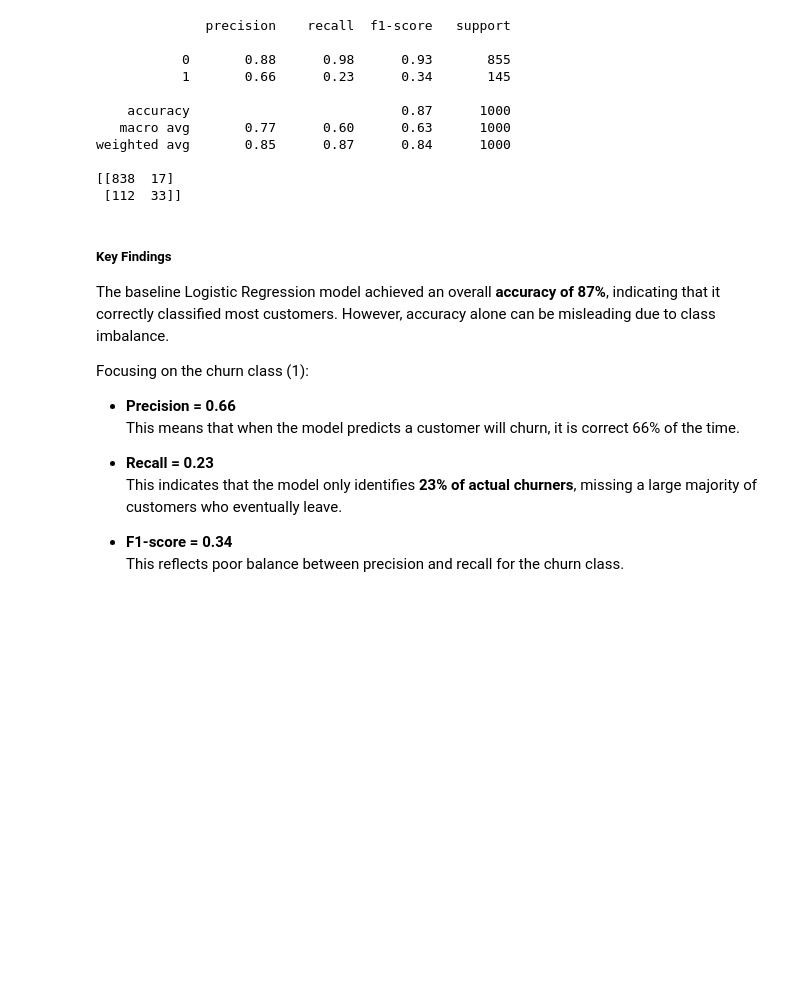
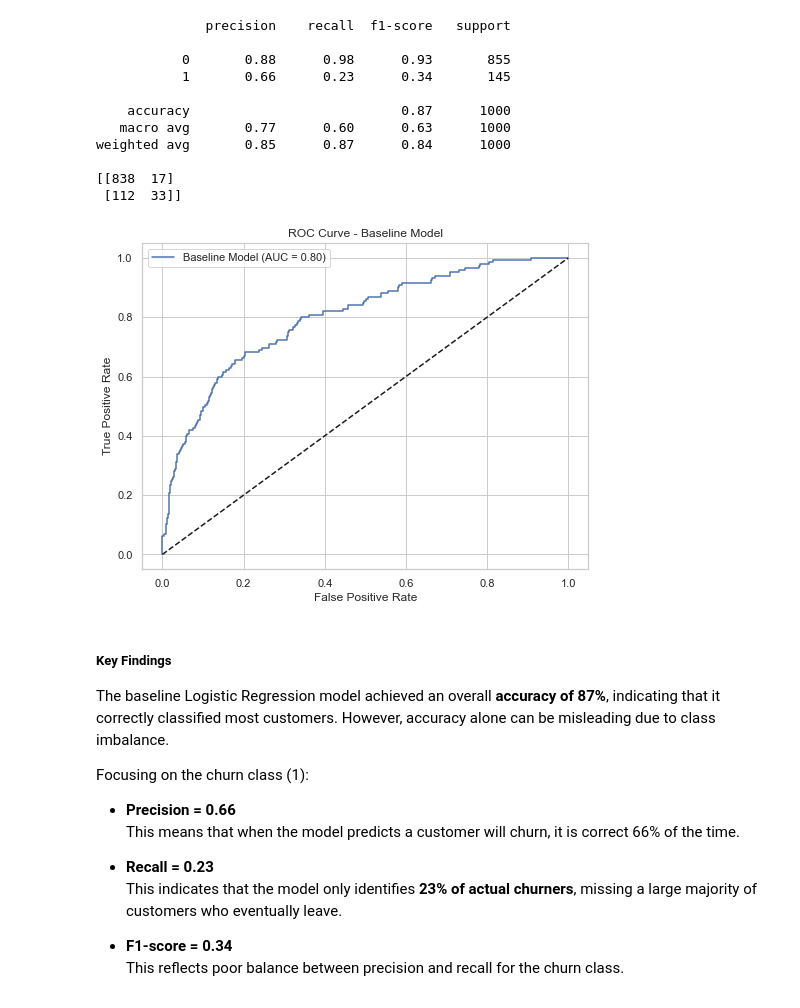
Before and after one commit to Kelvin-M02/customer-churn-prediction-phase3-project, a Jupyter notebook: notebooks/churn_analysis.ipynb, the cells around one changed output. Saved outputs shown, nothing was run; the diff lists cells and outputs as text; code cells hidden in the pictures; blank space fills up the shorter version.

Commit message:
Model Comparison

```diff
--- a/notebooks/churn_analysis.ipynb
+++ b/notebooks/churn_analysis.ipynb
@@ -585,6 +589,23 @@ weighted avg       0.85      0.87      0.84      1000
 
 [[838  17]
  [112  33]]
+# %%
+# AUC-ROC curve for the baseline model
+from sklearn.metrics import roc_curve, auc, roc_auc_score
+y_pred_proba_baseline = baseline_model.predict_proba(X_test_preprocessed)[:, 1]
+fpr, tpr, thresholds = roc_curve(y_test, y_pred_proba_baseline)
+
+auc_baseline = roc_auc_score(y_test, y_pred_proba_baseline)
+plt.figure(figsize=(8, 6))
+plt.plot(fpr, tpr, label=f'Baseline Model (AUC = {auc_baseline:.2f})')
+plt.plot([0, 1], [0, 1], 'k--')
+plt.xlabel('False Positive Rate')
+plt.ylabel('True Positive Rate')
+plt.title('ROC Curve - Baseline Model')
+plt.legend()
+plt.show()
+# %% [output]
+[figure, added]
 # %% [markdown]
 ##### **Key Findings**
 
```
Also changed, not shown: parts of 4 cells of this notebook.
